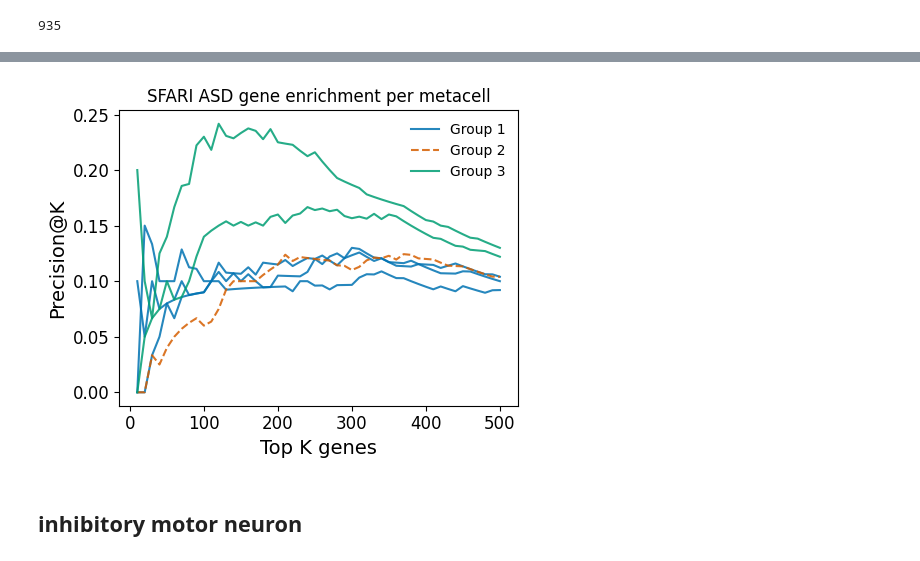
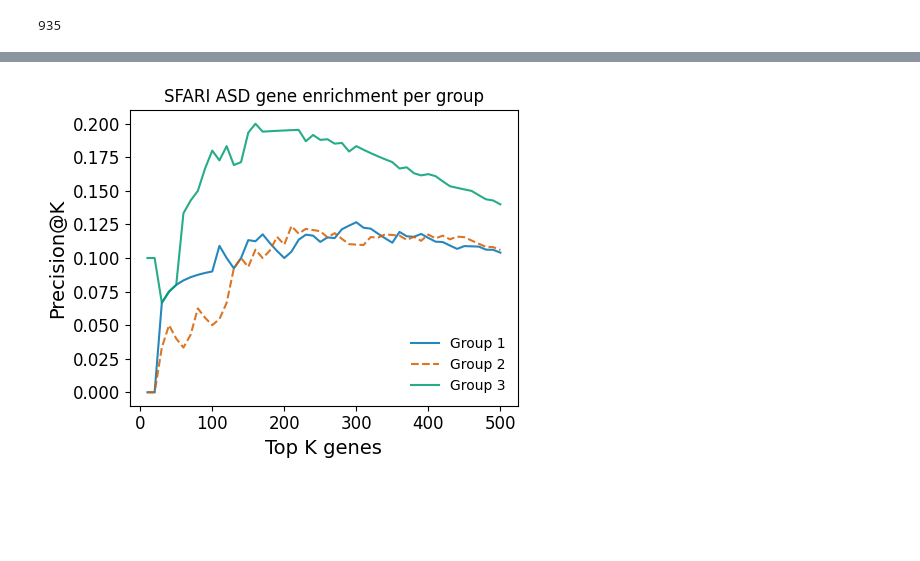
Before and after one commit to krishnanlab/icepop_analysis, a Jupyter notebook: notebook/asd__mouse_colon.ipynb, the cells around one changed output, grey strips where cells are left out. Saved outputs shown, nothing was run; the diff lists cells and outputs as text; code cells hidden in the pictures; blank space fills up the shorter version.

```diff
--- a/notebook/asd__mouse_colon.ipynb
+++ b/notebook/asd__mouse_colon.ipynb
@@ -24,2 +21,3 @@ from convert_score_across_species import CrossSpeciesScoreConverter
 # %%
-adata = sc.read('../data/sc_data/mouse_colon__metaq__corrected_ctcomb__spec_calc.h5ad')
+adata = sc.read('../data/mouse_colon/mouse_colon_normed.h5ad')
+adata.obs['metacell'] = pd.read_csv('../results/mouse_colon_mc/mc_assign.csv', header=None, index_col=None)[0].values
@@ -519,7 +438,7 @@ sc.pl.violin(
 # %% [markdown]
 ## check influ genes in SFARI genes
 # %%
-sf_df = pd.read_csv('../data/asd/SFARI-Gene_genes_01-13-2025release_03-27-2025export.csv', header=0, index_col=None)
+sf_df = pd.read_csv('../data/mouse_colon/SFARI-Gene_genes_01-13-2025release_03-27-2025export.csv', header=0, index_col=None)
 mg = mygene.MyGeneInfo()
 results = mg.querymany(sf_df['ensembl-id'], scopes='ensemblgene', fields='entrezgene', species='human')
 ensembl2entrez = {r['query']: r.get('entrezgene', None) for r in results}
@@ -537,21 +466,11 @@ hi_conf_genes.size
 # %%
 # cell group to mc
 tmp = {
-    "1": ['SEACell-3109', 'SEACell-1826', 'SEACell-3230'],
-    "2": ['SEACell-971'],
-    "3": ['SEACell-1124', 'SEACell-1662']
+    "1": ['metacell-1588', 'metacell-2380', 'metacell-816'],
+    "2": ['metacell-909'],
+    "3": ['metacell-2619', 'metacell-3596']
 }
 cell_group_map = {}
 for group, mcs in tmp.items():
     for i in mcs:
         cell_group_map[i] = group
-
-# discovery to mc
-tmp = {
-    "True": ['SEACell-3109', 'SEACell-1826', 'SEACell-3230', 'SEACell-1124', 'SEACell-1662'],
-    "False": ['SEACell-971'],
-}
-cell_group_asso_map = {}
-for group, mcs in tmp.items():
-    for i in mcs:
-        cell_group_asso_map[i] = group
@@ -652,3 +477,13 @@ plt.show()
+# %%
+# # get influential genes by groups
+# cnt_adata = sc.read('../data/mouse_colon/mouse_colon_cnt.h5ad')
+# cnt_adata.obs['metacell'] = pd.read_csv('../results/mouse_colon_mc/mc_assign.csv', header=None, index_col=None)[0].values
+# cnt_adata.obs['cell_group'] = [cell_group_map[i] if i in cell_group_map else 'other' for i in cnt_adata.obs['metacell']]
+# cnt_adata.write('../data/mouse_colon/mouse_colon_cnt_add_cg.h5ad')
+
+f = np.load('../results/mouse_colon_icepop_cg/dfbs__trait-asd.npz', allow_pickle=True)
+cg_dfbs = pd.DataFrame(f['dfbs'], index=f['celltypes'], columns=f['genes'])
+cg_dfbs = cg_dfbs.loc[['1', '2', '3'], :].copy()
 # %%
 def precision_at_k(df, sfari_hc, k=100):
     sfari_hc = set(sfari_hc)
@@ -725,42 +510,36 @@ group_linestyles = {
     "1": "-",
     "2": "--",
     "3": "-",
 }
 
 plt.figure(figsize=(5, 4))
 
 seen_groups = set()
 
-for seacell in dfb_df.index:
-    group = cell_group_map[seacell]
+for group in cg_dfbs.index:
 
     precisions = [
-        precision_at_k(dfb_df.loc[[seacell]], hi_conf_genes, k=k).iloc[0]
+        precision_at_k(cg_dfbs.loc[[group]], hi_conf_genes, k=k).iloc[0]
         for k in Ks
     ]
-
-    label = f"Group {group}" if group not in seen_groups else None
-    seen_groups.add(group)
 
     plt.plot(
         Ks,
         precisions,
         color=group_colors[group],
         linestyle=group_linestyles[group],
         lw=1.5,
         alpha=0.85,
-        label=label
+        label=f"Group {group}"
     )
 
 plt.xlabel("Top K genes", fontsize=14)
 plt.ylabel("Precision@K", fontsize=14)
 plt.xticks(fontsize=12)
 plt.yticks(fontsize=12)
-plt.title("SFARI ASD gene enrichment per metacell")
+plt.title("SFARI ASD gene enrichment per group")
 plt.legend(frameon=False)
 plt.tight_layout()
-plt.savefig('../paper/figures/SFARI_enrich_cellgroup.pdf')
+plt.savefig('../paper/main/SFARI_enrich_cellgroup.pdf')
 # %% [output]
-[figure, old version]
+[figure, new version]
-# %% [markdown]
-## inhibitory motor neuron
```
Also changed, not shown: parts of 48 cells of this notebook.
